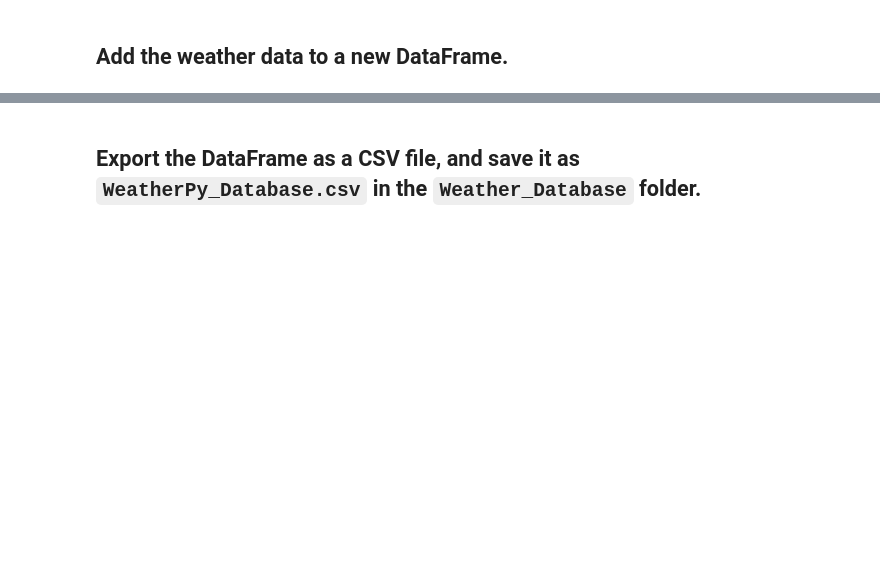
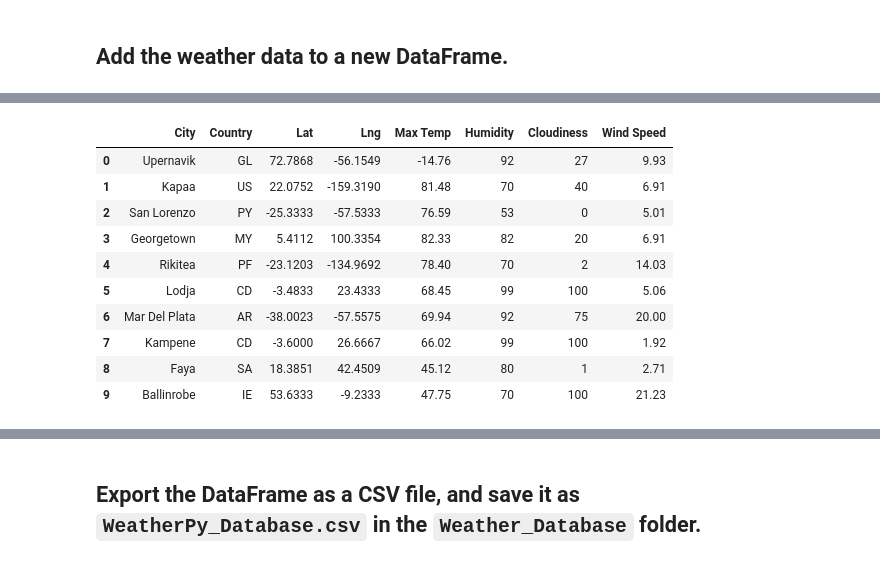
Before and after one commit to travelingshoez/world_weather_analysis, a Jupyter notebook: Weather_Database/Weather_Database.ipynb, the cells around one changed output, grey strips where cells are left out. Saved outputs shown, nothing was run; the diff lists cells and outputs as text; code cells hidden in the pictures; blank space fills up the shorter version.

```diff
--- a/Weather_Database/Weather_Database.ipynb
+++ b/Weather_Database/Weather_Database.ipynb
@@ -207,12 +256,23 @@ Index([], dtype='object')
 # %%
 # Create a list to reorder the column names as follows:
 # "City", "Country", "Lat", "Lng", "Max Temp", "Humidity",  "Cloudiness", "Wind Speed",  "Current Description"
-# YOUR CODE HERE
-
+#cols = city_data_df.columns.tolist("City", "Country", "Lat", "Lng", "Max Temp", "Humidity",  "Cloudiness", "Wind Speed",  "Current Description")
 # Recreate the DataFrame by using the new column order
-# YOUR CODE HERE
+city_data_df = city_data_df [['City', 'Country', 'Lat', 'Lng', 'Max Temp', 'Humidity', 'Cloudiness', 'Wind Speed']]
 
 # Display sample data
-# YOUR CODE HERE
+city_data_df.head(10)
+# %% [output]
+|  | City | Country | Lat | Lng | Max Temp | Humidity | Cloudiness | Wind Speed |
+| 0 | Upernavik | GL | 72.7868 | -56.1549 | -14.76 | 92 | 27 | 9.93 |
+| 1 | Kapaa | US | 22.0752 | -159.3190 | 81.48 | 70 | 40 | 6.91 |
+| 2 | San Lorenzo | PY | -25.3333 | -57.5333 | 76.59 | 53 | 0 | 5.01 |
+| 3 | Georgetown | MY | 5.4112 | 100.3354 | 82.33 | 82 | 20 | 6.91 |
+| 4 | Rikitea | PF | -23.1203 | -134.9692 | 78.40 | 70 | 2 | 14.03 |
+| 5 | Lodja | CD | -3.4833 | 23.4333 | 68.45 | 99 | 100 | 5.06 |
+| 6 | Mar Del Plata | AR | -38.0023 | -57.5575 | 69.94 | 92 | 75 | 20.00 |
+| 7 | Kampene | CD | -3.6000 | 26.6667 | 66.02 | 99 | 100 | 1.92 |
+| 8 | Faya | SA | 18.3851 | 42.4509 | 45.12 | 80 | 1 | 2.71 |
+| 9 | Ballinrobe | IE | 53.6333 | -9.2333 | 47.75 | 70 | 100 | 21.23 |
 # %%
 # Display the data types of each column by using the dtypes Pandas function
```
Also changed, not shown: parts of 14 cells of this notebook, 7 other files.
